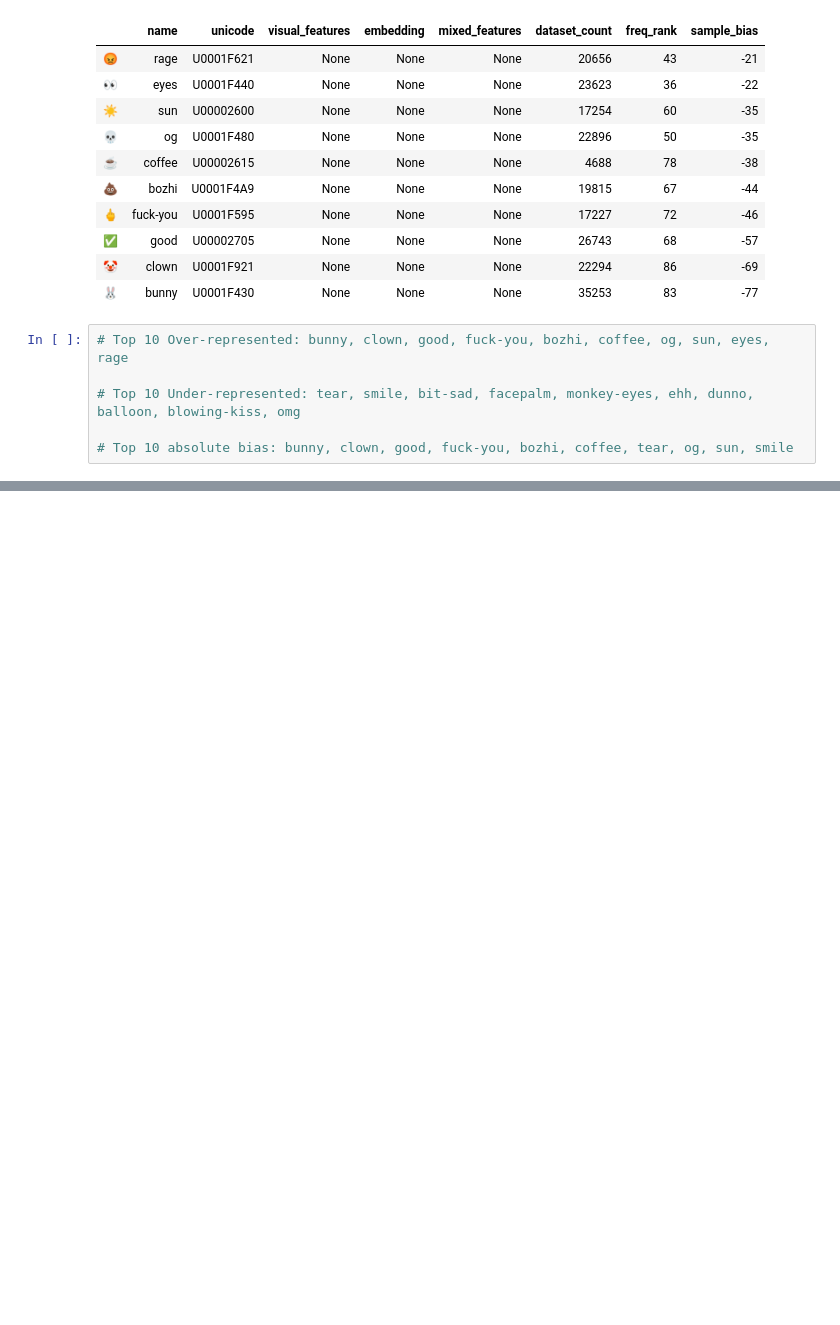
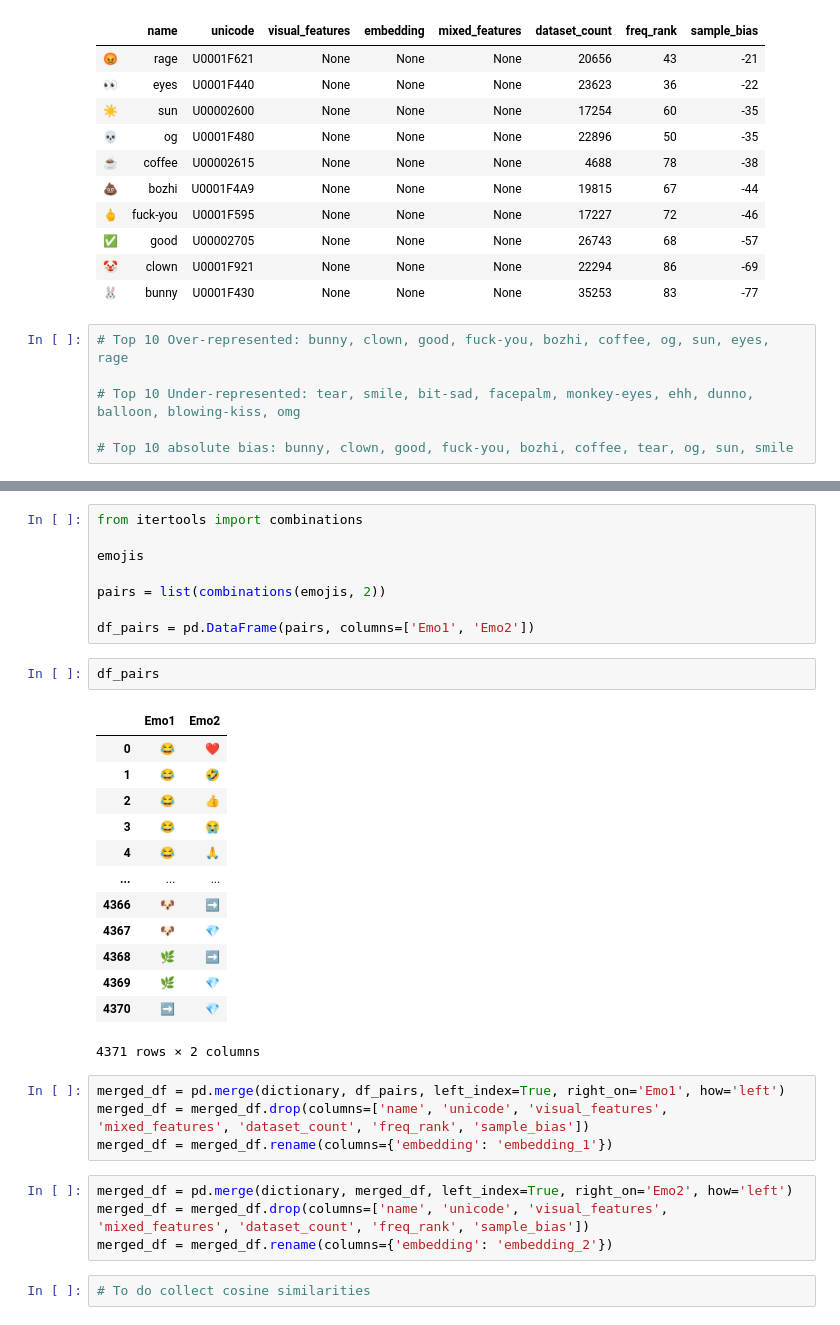
Before and after one commit to Supersheep7/CCS2_emoji, a Jupyter notebook: experiments.ipynb, the cells around one changed output, grey strips where cells are left out. Cells and saved outputs as stored; diff of their text form; blank space fills up the shorter version.

```diff
--- a/experiments.ipynb
+++ b/experiments.ipynb
@@ -343,0 +436,34 @@ dictionary[-10:]
+# %%
+from itertools import combinations
+
+emojis
+
+pairs = list(combinations(emojis, 2))
+
+df_pairs = pd.DataFrame(pairs, columns=['Emo1', 'Emo2'])
+# %%
+df_pairs
+# %% [output]
+|  | Emo1 | Emo2 |
+| 0 | 😂 | ❤️ |
+| 1 | 😂 | 🤣 |
+| 2 | 😂 | 👍 |
+| 3 | 😂 | 😭 |
+| 4 | 😂 | 🙏 |
+| ... | ... | ... |
+| 4366 | 🐶 | ➡️ |
+| 4367 | 🐶 | 💎 |
+| 4368 | 🌿 | ➡️ |
+| 4369 | 🌿 | 💎 |
+| 4370 | ➡️ | 💎 |
+4371 rows × 2 columns
+# %%
+merged_df = pd.merge(dictionary, df_pairs, left_index=True, right_on='Emo1', how='left')
+merged_df = merged_df.drop(columns=['name', 'unicode', 'visual_features', 'mixed_features', 'dataset_count', 'freq_rank', 'sample_bias'])
+merged_df = merged_df.rename(columns={'embedding': 'embedding_1'})
+# %%
+merged_df = pd.merge(dictionary, merged_df, left_index=True, right_on='Emo2', how='left')
+merged_df = merged_df.drop(columns=['name', 'unicode', 'visual_features', 'mixed_features', 'dataset_count', 'freq_rank', 'sample_bias'])
+merged_df = merged_df.rename(columns={'embedding': 'embedding_2'})
+# %%
+# To do collect cosine similarities
```
Also changed, not shown: parts of 9 cells of this notebook, 3 other files.
